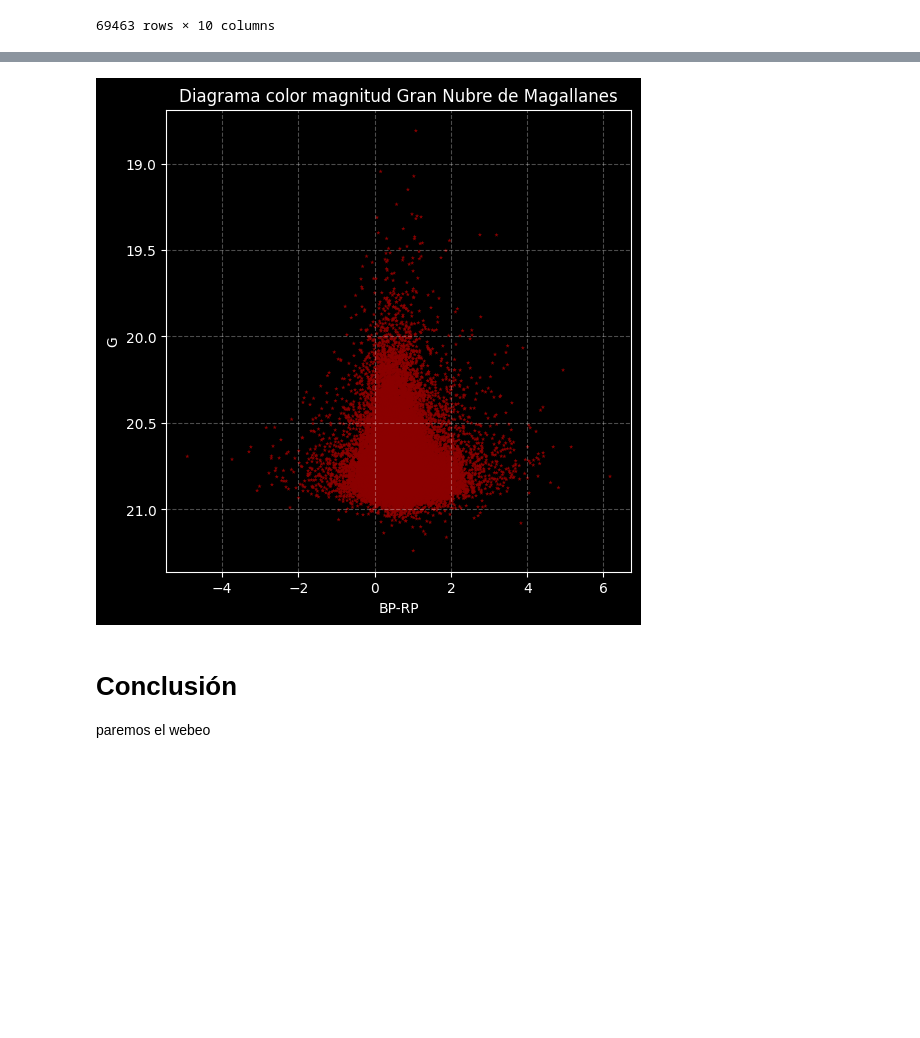
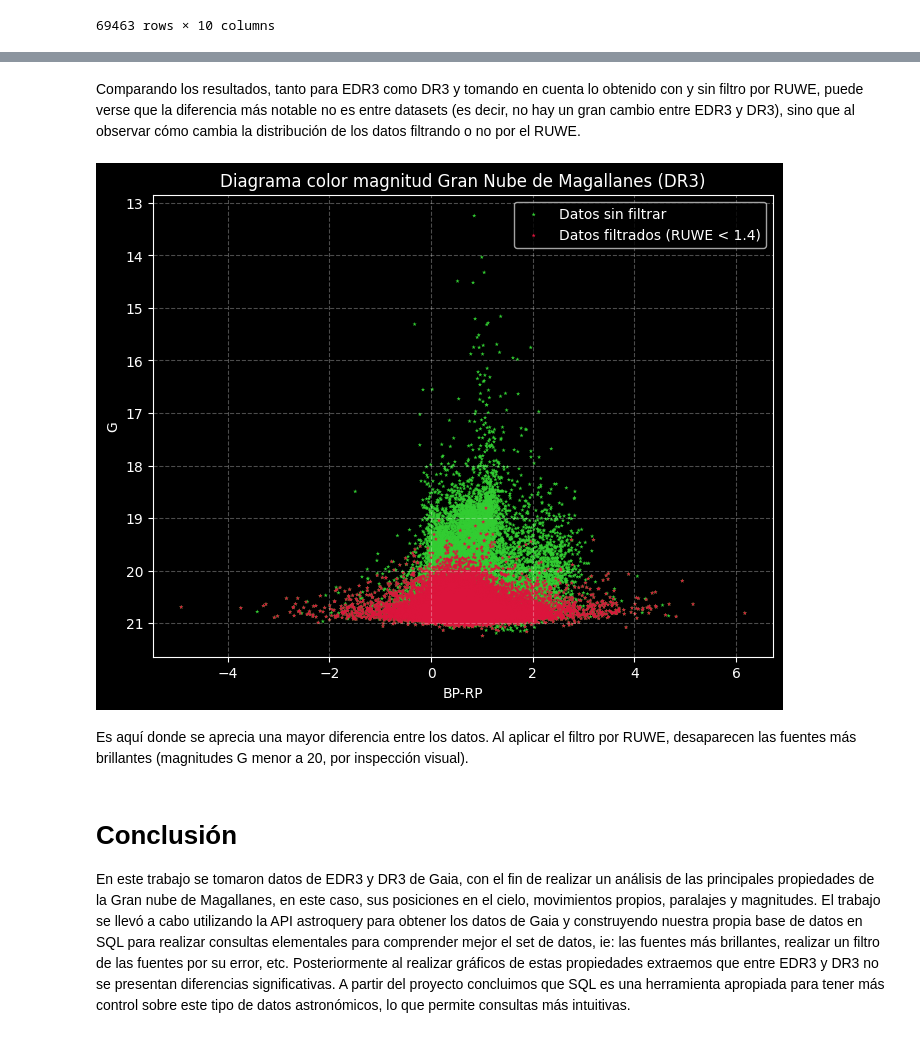
Before and after one commit to estebansanchezmunoz/Proyecto-Base-de-datos, a Jupyter notebook: project_gaia_db.ipynb, the cells around one changed output, grey strips where cells are left out. Drawn from its saved outputs; the diff is of its cells as text; code cells hidden in the pictures; blank space fills up the shorter version.

```diff
--- a/project_gaia_db.ipynb
+++ b/project_gaia_db.ipynb
@@ -150,10 +130,10 @@ Table length=100000
 # %%
-# Consulta a Gaia y conversión DR3
-job2 = Gaia.launch_job_async("""SELECT TOP 100000 source_id, ra, dec, parallax, pmra, pmdec, phot_g_mean_mag, phot_bp_mean_mag,
+# Consulta a Gaia y conversión (DR3)
+job1 = Gaia.launch_job_async("""SELECT TOP 100000 source_id, ra, dec, pmra, pmdec, phot_g_mean_mag, phot_bp_mean_mag,
                       phot_rp_mean_mag, ruwe FROM gaiadr3.gaia_source
                       WHERE DISTANCE(POINT(81.28, -69.78),POINT(ra, dec)) < 20
                       AND gaiadr3.gaia_source.parallax IS NOT NULL""")
-tabla_gaiadr3 = job2.get_results()  # Resultado en formato Table de Astropy
+tabla_gaiadr3 = job1.get_results()  # Resultado en formato Table de Astropy
 # %% [output]
 INFO:astroquery:Query finished.
 INFO: Query finished. [astroquery.utils.tap.core]
@@ -416,7 +419,8 @@ mag_rp_dr2_filtro = df_filtro_dr2['phot_rp_mean_mag']
 # %%
+#Filtro por RUWE para DR3
 filtro_ruwe_dr3 = df_gaiadr3['ruwe'] < 1.4
-filtro_ruwe_dr3 = df_gaiadr3[filtro_ruwe_dr3]
-filtro_ruwe_dr3
+df_filtro_dr3 = df_gaiadr3[filtro_ruwe_dr3]
+df_filtro_dr3
 # %% [output]
 |  | source_id | ra | dec | parallax | pmra | pmdec | phot_g_mean_mag | phot_bp_mean_mag | ... |
 | 1 | 4755896455997449856 | 87.609445 | -65.619391 | -29.754228 | 1.105566 | -1.978478 | 20.627981 | 20.731478 | ... |
@@ -434,11 +438,11 @@ filtro_ruwe_dr3
 # %%
 #Variables filtradas por RUWE (DR3)
 
-ra_dr3_filtro = filtro_ruwe_dr3['ra']
-dec_dr3_filtro = filtro_ruwe_dr3['dec']
-pmra_dr3_filtro = filtro_ruwe_dr3['pmra']
-pmdec_dr3_filtro = filtro_ruwe_dr3['pmdec']
-mag_g_dr3_filtro = filtro_ruwe_dr3['phot_g_mean_mag']
-mag_bp_dr3_filtro = filtro_ruwe_dr3['phot_bp_mean_mag']
-mag_rp_dr3_filtro = filtro_ruwe_dr3['phot_rp_mean_mag']
+ra_dr3_filtro = df_filtro_dr3['ra']
+dec_dr3_filtro = df_filtro_dr3['dec']
+pmra_dr3_filtro = df_filtro_dr3['pmra']
+pmdec_dr3_filtro = df_filtro_dr3['pmdec']
+mag_g_dr3_filtro = df_filtro_dr3['phot_g_mean_mag']
+mag_bp_dr3_filtro = df_filtro_dr3['phot_bp_mean_mag']
+mag_rp_dr3_filtro = df_filtro_dr3['phot_rp_mean_mag']
 # %%
@@ -528,21 +573,24 @@ BP-RP vs G
+# %% [markdown]
+Comparando los resultados, tanto para EDR3 como DR3 y tomando en cuenta lo obtenido con y sin filtro por RUWE, puede verse que la diferencia más notable no es entre datasets (es decir, no hay un gran cambio entre EDR3 y DR3), sino que al observar cómo cambia la distribución de los datos filtrando o no por el RUWE.
 # %%
-#añadir errorbars y colorbars
-
-fig = plt.figure(1,figsize=(6,6))
-ax1= fig.add_subplot(111)
-ax1.scatter(mag_bp_dr3_filtro - mag_rp_dr3_filtro, mag_g_dr3_filtro,c='darkred',marker='*',s=10, edgecolors= "none") #c=brillo, cmap='plasma',s=(1/brillo)*40)
-#ax1.scatter((mag_bp-mag_rp)[i], mag_g[i],marker="*",edgecolor="none", facecolor="red",s=10)
+#Diagrama color-magnitud de los datos (DR3)
+fig = plt.figure(1, figsize=(8,6))
+ax1 = fig.add_subplot(111)
+ax1.scatter(mag_bp_dr3 - mag_rp_dr3, mag_g_dr3, c = 'limegreen' , marker = '*', s=10, edgecolors= "none", label = 'Datos sin filtrar')
+ax1.scatter(mag_bp_dr3_filtro - mag_rp_dr3_filtro, mag_g_dr3_filtro, c = 'crimson', marker = '*', s=10, edgecolors= "none", label = 'Datos filtrados (RUWE < 1.4)')
 ax1.set_xlabel("BP-RP")
 ax1.set_ylabel("G")
-ax1.set_title("Diagrama color magnitud Gran Nubre de Magallanes")
+ax1.set_title("Diagrama color magnitud Gran Nube de Magallanes (DR3)")
 ax1.grid(ls='--', alpha=0.3)
-#plt.ylim(16,21.5)
+ax1.legend()
 plt.gca().invert_yaxis()
 
 plt.show()
 # %% [output]
-[figure, old version]
+[figure, new version]
+# %% [markdown]
+Es aquí donde se aprecia una mayor diferencia entre los datos. Al aplicar el filtro por RUWE, desaparecen las fuentes más brillantes (magnitudes G menor a 20, por inspección visual).
 # %% [markdown]
 # Conclusión
 
-paremos el webeo
+En este trabajo se tomaron datos de EDR3 y DR3 de Gaia, con el fin de realizar un análisis de las principales propiedades de la Gran nube de Magallanes, en este caso, sus posiciones en el cielo, movimientos propios, paralajes y magnitudes. El trabajo se llevó a cabo utilizando la API astroquery para obtener los datos de Gaia y construyendo nuestra propia base de datos en SQL para realizar consultas elementales para comprender mejor el set de datos, ie: las fuentes más brillantes, realizar un filtro de las fuentes por su error, etc. Posteriormente al realizar gráficos de estas propiedades extraemos que entre EDR3 y DR3 no se presentan diferencias significativas. A partir del proyecto concluimos que SQL es una herramienta apropiada para tener más control sobre este tipo de datos astronómicos, lo que permite consultas más intuitivas.
```
Also changed, not shown: parts of 47 cells of this notebook.
